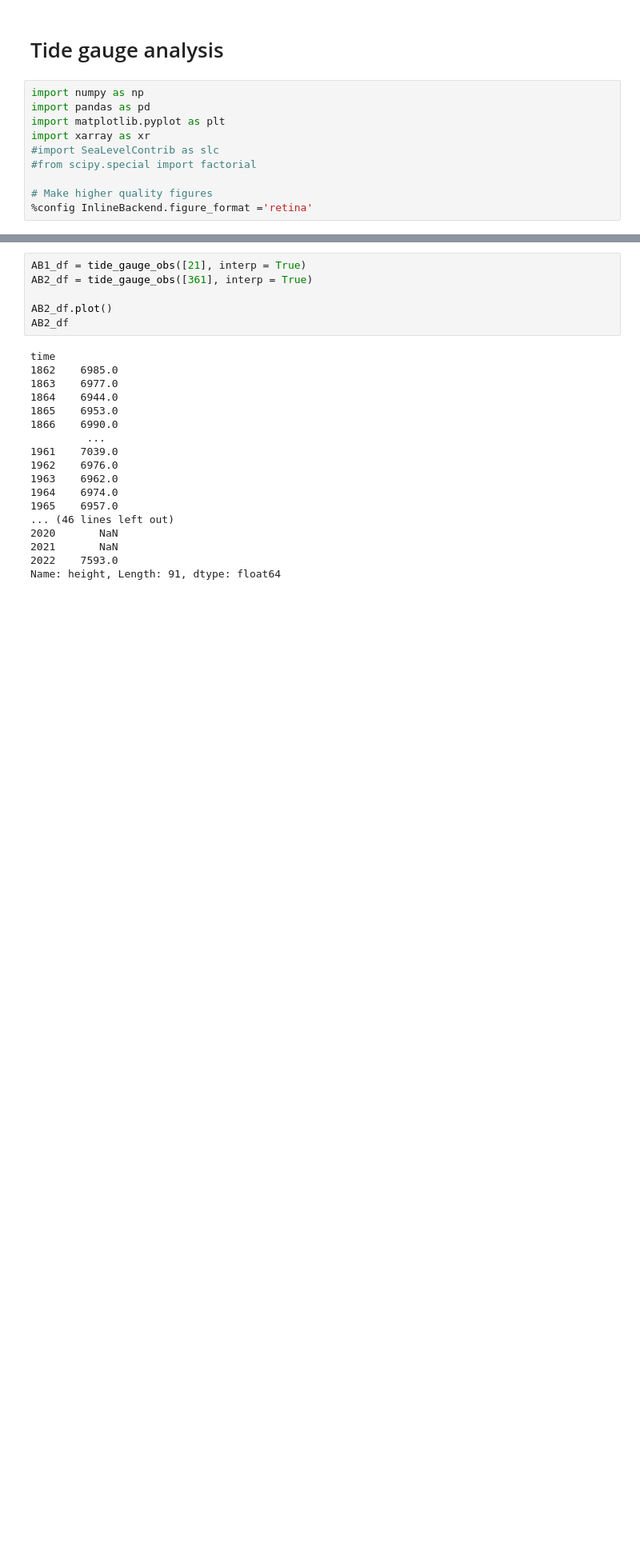
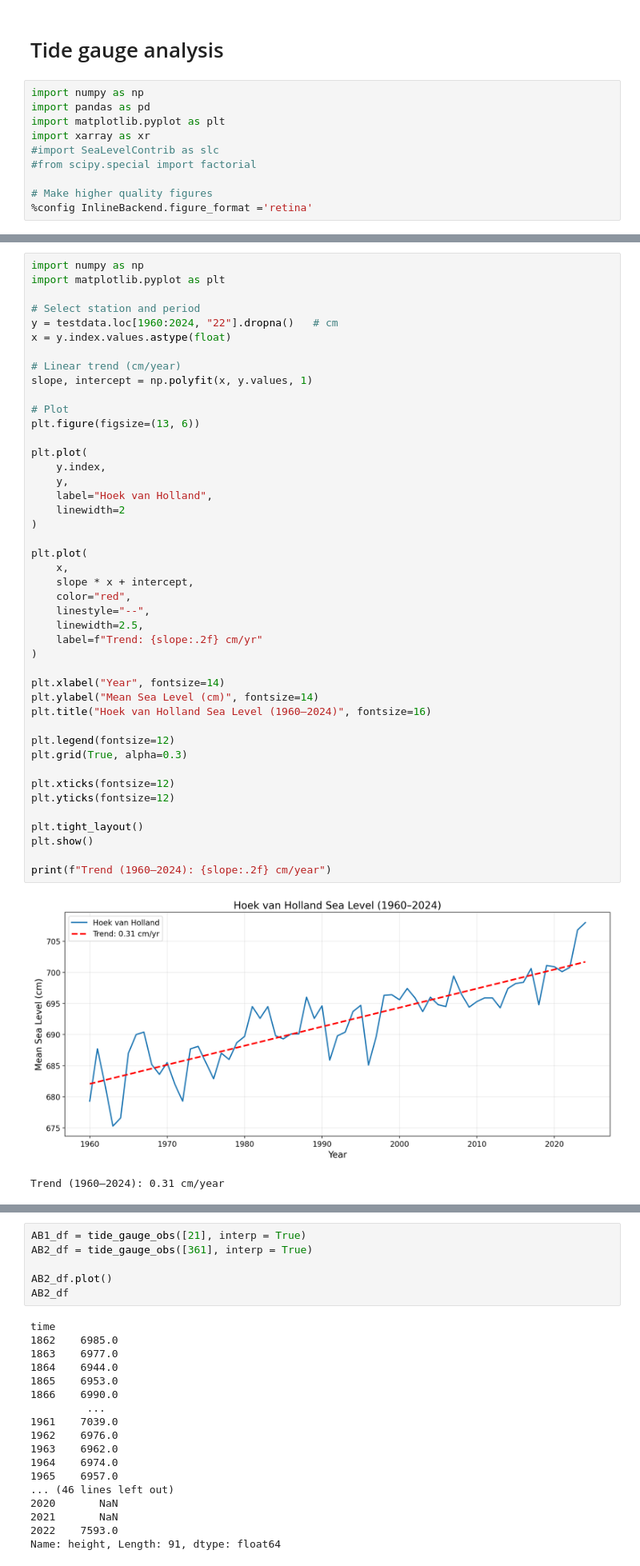
Before and after one commit to Jacobiaan/SLBudget, a Jupyter notebook: notebooks/TideGauges.ipynb, the cells around one changed output, grey strips where cells are left out. Shown at 80% size. Saved outputs shown, nothing was run; the diff lists cells and outputs as text; blank space fills up the shorter version.

```diff
--- a/notebooks/TideGauges.ipynb
+++ b/notebooks/TideGauges.ipynb
@@ -58,0 +138,47 @@ def tide_gauge_obs(tg_id=[20, 22, 23, 24, 25, 32], interp=False):
+# %%
+import numpy as np
+import matplotlib.pyplot as plt
+
+# Select station and period
+y = testdata.loc[1960:2024, "22"].dropna()   # cm
+x = y.index.values.astype(float)
+
+# Linear trend (cm/year)
+slope, intercept = np.polyfit(x, y.values, 1)
+
+# Plot
+plt.figure(figsize=(13, 6))
+
+plt.plot(
+    y.index,
+    y,
+    label="Hoek van Holland",
+    linewidth=2
+)
+
+plt.plot(
+    x,
+    slope * x + intercept,
+    color="red",
+    linestyle="--",
+    linewidth=2.5,
+    label=f"Trend: {slope:.2f} cm/yr"
+)
+
+plt.xlabel("Year", fontsize=14)
+plt.ylabel("Mean Sea Level (cm)", fontsize=14)
+plt.title("Hoek van Holland Sea Level (1960–2024)", fontsize=16)
+
+plt.legend(fontsize=12)
+plt.grid(True, alpha=0.3)
+
+plt.xticks(fontsize=12)
+plt.yticks(fontsize=12)
+
+plt.tight_layout()
+plt.show()
+
+print(f"Trend (1960–2024): {slope:.2f} cm/year")
+# %% [output]
+[figure, added]
+Trend (1960–2024): 0.31 cm/year
```
Also changed, not shown: parts of 9 cells of this notebook, 25 other files.
